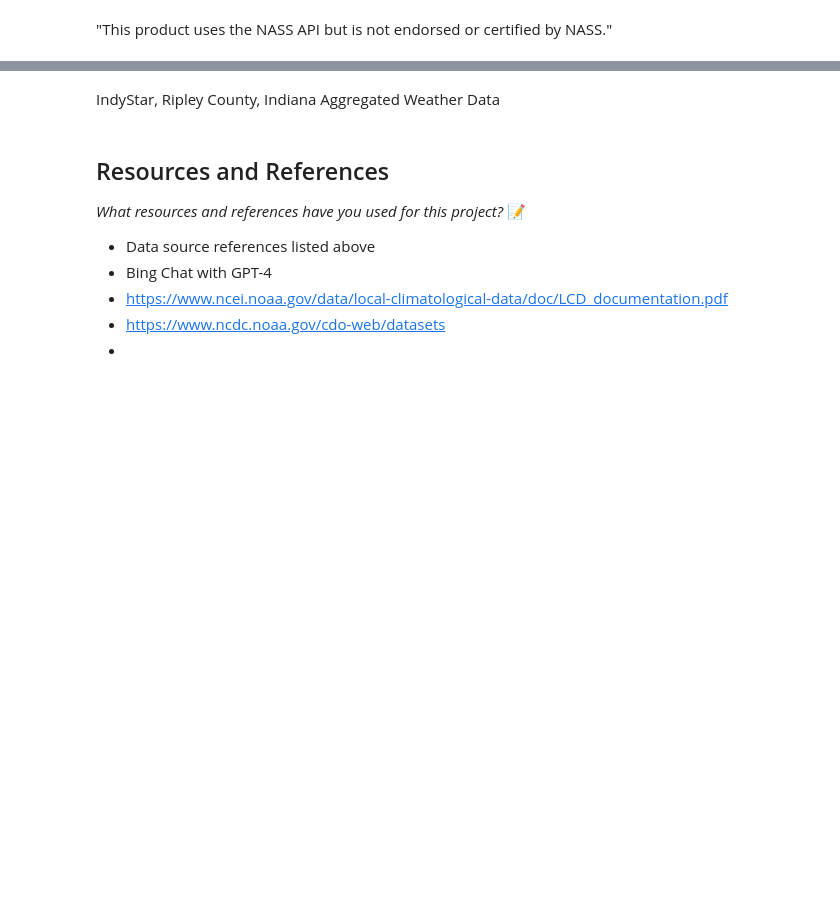
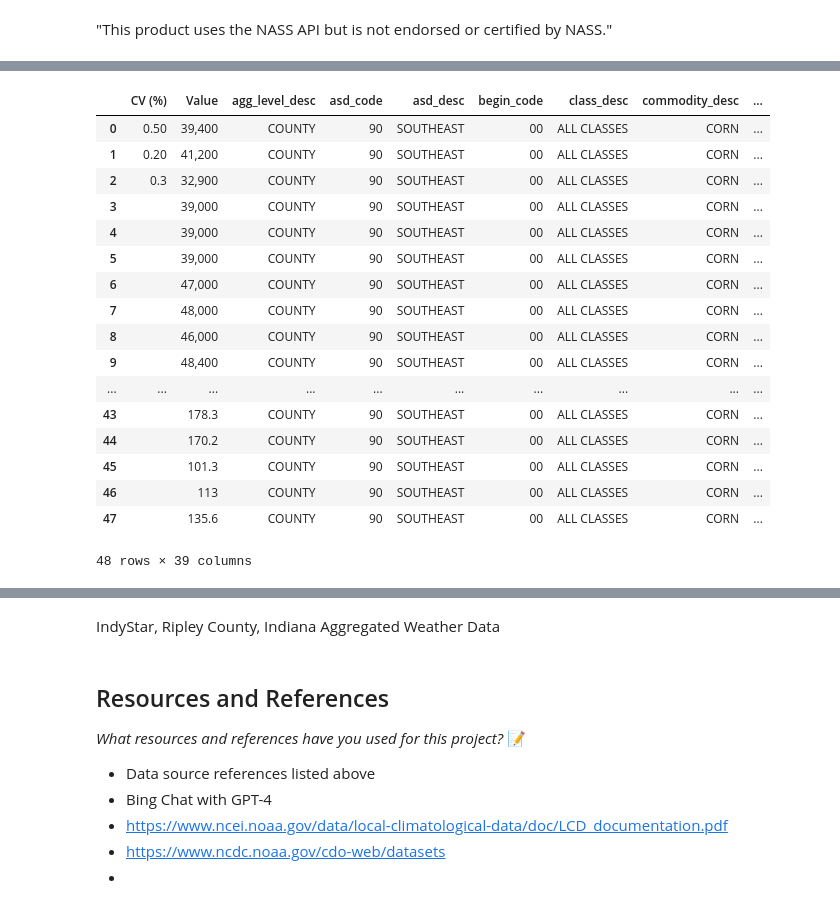
Before and after one commit to IT4063C-Fall23/final-project-kellej6, a Jupyter notebook: source.ipynb, the cells around one changed output, grey strips where cells are left out. Saved outputs shown, nothing was run; the diff lists cells and outputs as text; code cells hidden in the pictures; blank space fills up the shorter version.

Commit message:
Implemented Data Wrangling tool

```diff
--- a/source.ipynb
+++ b/source.ipynb
@@ -66,18 +73,17 @@ pd.set_option('display.max_rows', 500)
 # %%
-# URL='https://quickstats.nass.usda.gov/results/5707E545-6B9E-35A4-AF77-DAF0BA7D7A7B'
+# API documentation: https://quickstats.nass.usda.gov/api
+# Example URL = 'https://quickstats.nass.usda.gov/api/api_GET/?key=API_KEY&commodity_desc=CORN&year__GE=2010&state_alpha=VA'
 
-API_KEY = os.getenv('API_KEY')
-
-# url = 'https://quickstats.nass.usda.gov/api/api_GET/?key=API_KEY&commodity_desc=CORN&year__GE=2010&state_alpha=VA'
 url = 'https://quickstats.nass.usda.gov/api/api_GET/'
 params = {
     "key":API_KEY,
     "commodity_desc":"CORN",
     "year__GE":"2010",
-    "state_alpha":"IN"
+    "state_alpha":"IN",
+    "county_name":"RIPLEY",
+    "sector_desc":"CROPS",
+    "source_desc":"SURVEY"
 }
+
 response = requests.get(url=url, params=params)
-data = response.json()
-data[0]
-# nass_df = pd.DataFrame.from_records(response.json()[1:],columns=response.json()[0])
-# nass_df.head()
+data = str(response.json())
@@ -118,0 +92,6 @@ nass_df
+# %%
+import io
+
+data = data.replace("'", '"')
+df = pd.read_json(io.StringIO(data), orient='records')
+df
@@ -118,0 +116,39 @@ nass_df
+# %%
+# Reference: https://stackoverflow.com/questions/613183/how-do-i-sort-a-dictionary-by-value
+# Reference: https://stackoverflow.com/questions/20638006/convert-list-of-dictionaries-to-a-pandas-dataframe
+# Reference: Bing Chat with GPT-4
+# Reference: Github Copilot
+# Iterate through df and convert JSON to dataframe
+import json
+
+dataframes = []
+for index, row in df.iterrows():
+    json_data = row.to_json()
+    json_clean = json_data[8:-1]
+    my_dict = json.loads(json_clean)
+    sorted_dict = dict(sorted(my_dict.items()))
+    dataframe = pd.DataFrame.from_dict(sorted_dict, orient='index').T
+    dataframes.append(dataframe)
+
+# Concatenate all dataframes into a single dataframe
+result_df = pd.concat(dataframes, ignore_index=True)
+result_df
+# %% [output]
+|  | CV (%) | Value | agg_level_desc | asd_code | asd_desc | begin_code | class_desc | commodity_desc | ... |
+| 0 | 0.50 | 39,400 | COUNTY | 90 | SOUTHEAST | 00 | ALL CLASSES | CORN | ... |
+| 1 | 0.20 | 41,200 | COUNTY | 90 | SOUTHEAST | 00 | ALL CLASSES | CORN | ... |
+| 2 | 0.3 | 32,900 | COUNTY | 90 | SOUTHEAST | 00 | ALL CLASSES | CORN | ... |
+| 3 |  | 39,000 | COUNTY | 90 | SOUTHEAST | 00 | ALL CLASSES | CORN | ... |
+| 4 |  | 39,000 | COUNTY | 90 | SOUTHEAST | 00 | ALL CLASSES | CORN | ... |
+| 5 |  | 39,000 | COUNTY | 90 | SOUTHEAST | 00 | ALL CLASSES | CORN | ... |
+| 6 |  | 47,000 | COUNTY | 90 | SOUTHEAST | 00 | ALL CLASSES | CORN | ... |
+| 7 |  | 48,000 | COUNTY | 90 | SOUTHEAST | 00 | ALL CLASSES | CORN | ... |
+| 8 |  | 46,000 | COUNTY | 90 | SOUTHEAST | 00 | ALL CLASSES | CORN | ... |
+| 9 |  | 48,400 | COUNTY | 90 | SOUTHEAST | 00 | ALL CLASSES | CORN | ... |
+| ... | ... | ... | ... | ... | ... | ... | ... | ... | ... |
+| 43 |  | 178.3 | COUNTY | 90 | SOUTHEAST | 00 | ALL CLASSES | CORN | ... |
+| 44 |  | 170.2 | COUNTY | 90 | SOUTHEAST | 00 | ALL CLASSES | CORN | ... |
+| 45 |  | 101.3 | COUNTY | 90 | SOUTHEAST | 00 | ALL CLASSES | CORN | ... |
+| 46 |  | 113 | COUNTY | 90 | SOUTHEAST | 00 | ALL CLASSES | CORN | ... |
+| 47 |  | 135.6 | COUNTY | 90 | SOUTHEAST | 00 | ALL CLASSES | CORN | ... |
+48 rows × 39 columns
```
Also changed, not shown: parts of 14 cells of this notebook, 2 other files.
